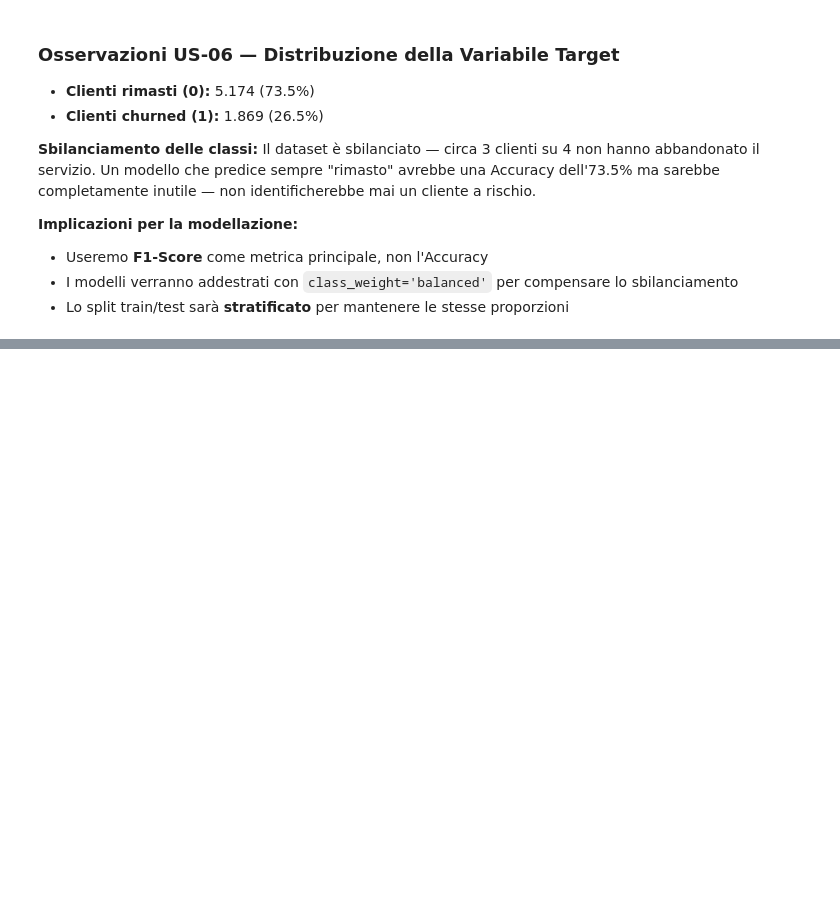
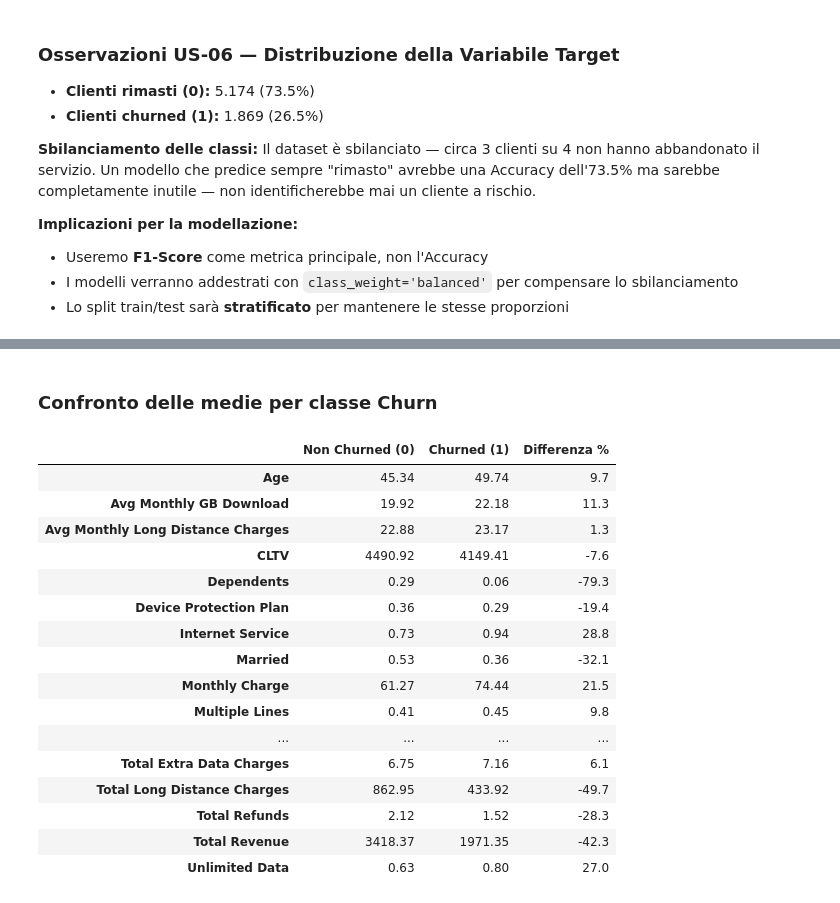
Before and after one commit to antoniohopee/telco-churn-ml, a Jupyter notebook: notebooks/01_preliminary_analysis.ipynb, the cells around one changed output, grey strips where cells are left out. Cells and saved outputs as stored; diff of their text form; code cells hidden in the pictures; blank space fills up the shorter version.

```diff
--- a/notebooks/01_preliminary_analysis.ipynb
+++ b/notebooks/01_preliminary_analysis.ipynb
@@ -507,0 +566,39 @@ ma sarebbe completamente inutile — non identificherebbe mai un cliente a risch
+# %% [markdown]
+### Confronto delle medie per classe Churn
+# %%
+# Confronto delle medie delle variabili numeriche tra clienti churned e non churned
+confronto_medie = X[num_cols].copy()
+confronto_medie['churn'] = y
+
+confronto_medie = (confronto_medie
+                   .groupby('churn')[num_cols]
+                   .mean()
+                   .T
+                   .round(2))
+
+confronto_medie.columns = ['Non Churned (0)', 'Churned (1)']
+confronto_medie['Differenza %'] = (
+    ((confronto_medie['Churned (1)'] - confronto_medie['Non Churned (0)'])
+     / confronto_medie['Non Churned (0)'] * 100)
+    .round(1)
+)
+
+display(confronto_medie)
+# %% [output]
+|  | Non Churned (0) | Churned (1) | Differenza % |
+| Age | 45.34 | 49.74 | 9.7 |
+| Avg Monthly GB Download | 19.92 | 22.18 | 11.3 |
+| Avg Monthly Long Distance Charges | 22.88 | 23.17 | 1.3 |
+| CLTV | 4490.92 | 4149.41 | -7.6 |
+| Dependents | 0.29 | 0.06 | -79.3 |
+| Device Protection Plan | 0.36 | 0.29 | -19.4 |
+| Internet Service | 0.73 | 0.94 | 28.8 |
+| Married | 0.53 | 0.36 | -32.1 |
+| Monthly Charge | 61.27 | 74.44 | 21.5 |
+| Multiple Lines | 0.41 | 0.45 | 9.8 |
+| ... | ... | ... | ... |
+| Total Extra Data Charges | 6.75 | 7.16 | 6.1 |
+| Total Long Distance Charges | 862.95 | 433.92 | -49.7 |
+| Total Refunds | 2.12 | 1.52 | -28.3 |
+| Total Revenue | 3418.37 | 1971.35 | -42.3 |
+| Unlimited Data | 0.63 | 0.80 | 27.0 |
```
Also changed, not shown: parts of 9 cells of this notebook.
